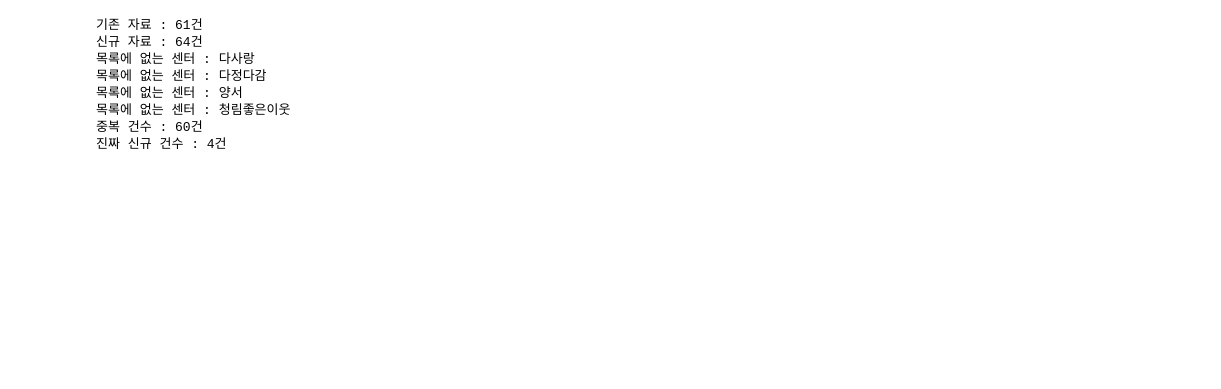
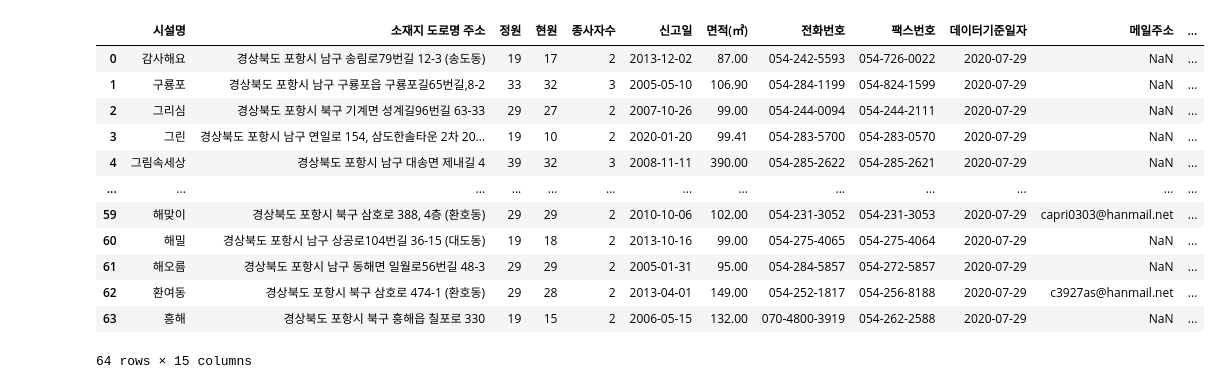
Before and after one commit to hrdkdh/python, a Jupyter notebook: 지역아동센터 리스트업/지역아동센터.ipynb, the cells around one changed output. Cells and saved outputs as stored; diff of their text form; code cells hidden in the pictures; blank space fills up the shorter version.

```diff
--- a/지역아동센터 리스트업/지역아동센터.ipynb
+++ b/지역아동센터 리스트업/지역아동센터.ipynb
@@ -58,34 +1,32 @@ df_new
-# %%
-print("기존 자료 : {}건".format(len(df.query("지역 == '포항'"))))
-print("신규 자료 : {}건".format(len(df_new)))
-checked_cnt = 0
-unchecked_cnt = 0
-for i in range(len(df_new)):
-    exist_check = False
-    for i2 in range(len(df)):
-        if df.iloc[i2, 0] == df_new.iloc[i, 0]:
-            df_new.iloc[i, 10] = df.iloc[i2, 5]
-            df_new.iloc[i, 11] = df.iloc[i2, 3]
-            df_new.iloc[i, 12] = df.iloc[i2, 2]
-            df_new.iloc[i, 13] = df.iloc[i2, 8]
-            df_new.iloc[i, 14] = df.iloc[i2, 4]
-#             print(df_new.iloc[i, 0])
-            checked_cnt += 1
-            exist_check = True
-            break
-    if exist_check is False:
-        unchecked_cnt += 1
-        print("목록에 없는 센터 : {}".format(df_new.iloc[i, 0]))
-print("중복 건수 : {}건".format(checked_cnt))
-print("진짜 신규 건수 : {}건".format(unchecked_cnt))
-df_new
-df_new.to_excel("c:Desktop/210316_지역아동센터 현황(최종)_포항.xlsx", index=False)
-# %% [output]
-기존 자료 : 61건
-신규 자료 : 64건
-목록에 없는 센터 : 다사랑
-목록에 없는 센터 : 다정다감
-목록에 없는 센터 : 양서
-목록에 없는 센터 : 청림좋은이웃
-중복 건수 : 60건
-진짜 신규 건수 : 4건
+# %%
+import pandas as pd
+
+df_ph = pd.read_excel("c:/Users/POSCOUSER/Desktop/지역아동센터_포항(크롤링).xlsx", index_col=0)
+df_kw = pd.read_excel("c:/Users/POSCOUSER/Desktop/지역아동센터_광양(크롤링).xlsx", index_col=0)
+df_old = pd.read_excel("c:/Users/POSCOUSER/Desktop/210316_지역아동센터 현황(최종)_포항.xlsx")
+# %%
+df_old
+df_old_replace_arr = {
+    "해오름공부방": "해오름",
+    "한울공부방": "한울",
+    "엘림": "포항엘림",
+    "연일참사랑": "참사랑",
+    "양포행복한홈스쿨": "양포행복한"
+}
+for rp_org, rp_new in df_old_replace_arr.items():
+    df_old["시설명"] = df_old["시설명"].replace(rp_org, rp_new)
+df_old
+# %% [output]
+|  | 시설명 | 소재지 도로명 주소 | 정원 | 현원 | 종사자수 | 신고일 | 면적(㎡) | 전화번호 | 팩스번호 | 데이터기준일자 | 메일주소 | ... |
+| 0 | 감사해요 | 경상북도 포항시 남구 송림로79번길 12-3 (송도동) | 19 | 17 | 2 | 2013-12-02 | 87.00 | 054-242-5593 | 054-726-0022 | 2020-07-29 | NaN | ... |
+| 1 | 구룡포 | 경상북도 포항시 남구 구룡포읍 구룡포길65번길,8-2 | 33 | 32 | 3 | 2005-05-10 | 106.90 | 054-284-1199 | 054-824-1599 | 2020-07-29 | NaN | ... |
+| 2 | 그리심 | 경상북도 포항시 북구 기계면 성계길96번길 63-33 | 29 | 27 | 2 | 2007-10-26 | 99.00 | 054-244-0094 | 054-244-2111 | 2020-07-29 | NaN | ... |
+| 3 | 그린 | 경상북도 포항시 남구 연일로 154, 삼도한솔타운 2차 20... | 19 | 10 | 2 | 2020-01-20 | 99.41 | 054-283-5700 | 054-283-0570 | 2020-07-29 | NaN | ... |
+| 4 | 그림속세상 | 경상북도 포항시 남구 대송면 제내길 4 | 39 | 32 | 3 | 2008-11-11 | 390.00 | 054-285-2622 | 054-285-2621 | 2020-07-29 | NaN | ... |
+| ... | ... | ... | ... | ... | ... | ... | ... | ... | ... | ... | ... | ... |
+| 59 | 해맞이 | 경상북도 포항시 북구 삼호로 388, 4층 (환호동) | 29 | 29 | 2 | 2010-10-06 | 102.00 | 054-231-3052 | 054-231-3053 | 2020-07-29 | capri0303@hanmail.net | ... |
+| 60 | 해밀 | 경상북도 포항시 남구 상공로104번길 36-15 (대도동) | 19 | 18 | 2 | 2013-10-16 | 99.00 | 054-275-4065 | 054-275-4064 | 2020-07-29 | NaN | ... |
+| 61 | 해오름 | 경상북도 포항시 남구 동해면 일월로56번길 48-3 | 29 | 29 | 2 | 2005-01-31 | 95.00 | 054-284-5857 | 054-272-5857 | 2020-07-29 | NaN | ... |
+| 62 | 환여동 | 경상북도 포항시 북구 삼호로 474-1 (환호동) | 29 | 28 | 2 | 2013-04-01 | 149.00 | 054-252-1817 | 054-256-8188 | 2020-07-29 | c3927as@hanmail.net | ... |
+| 63 | 흥해 | 경상북도 포항시 북구 흥해읍 칠포로 330 | 19 | 15 | 2 | 2006-05-15 | 132.00 | 070-4800-3919 | 054-262-2588 | 2020-07-29 | NaN | ... |
+64 rows × 15 columns
```
Also changed, not shown: parts of 4 cells of this notebook.
